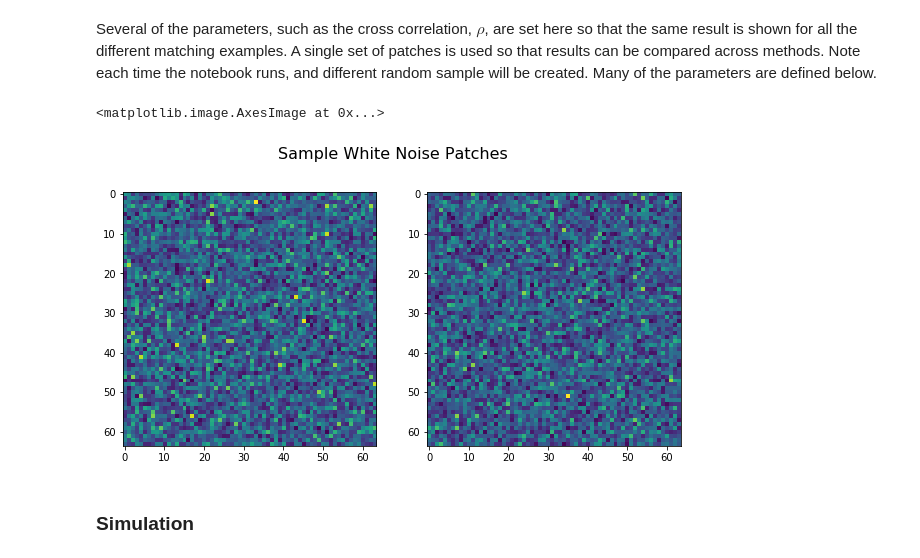
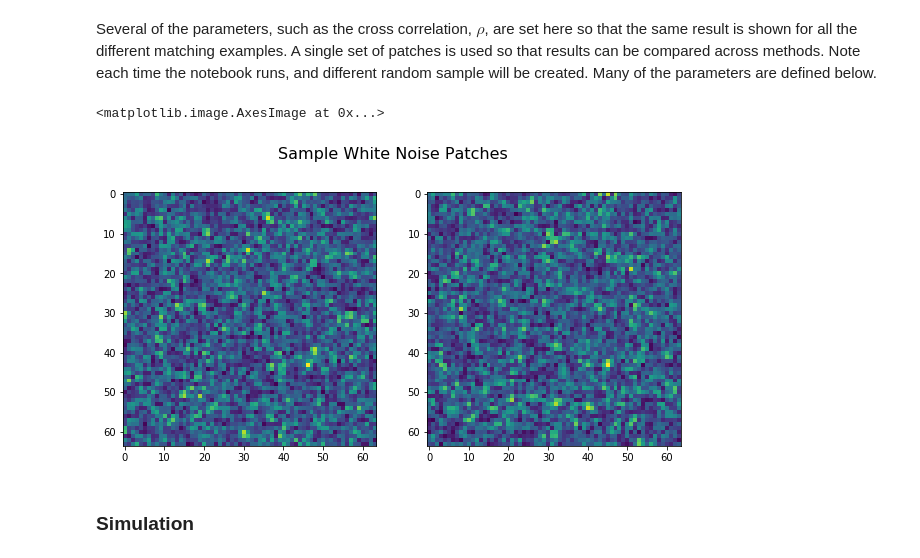
Before and after one commit to fastice/synthetic, a Jupyter notebook: SytheticData.ipynb, the cells around one changed output. Cells and saved outputs as stored; diff of their text form; code cells hidden in the pictures.

```diff
--- a/SytheticData.ipynb
+++ b/SytheticData.ipynb
@@ -74,19 +71,20 @@ def plotPeaks(cc, ccPeak, overSampleFactor, title, overSample=False, gaussPeak=N
 Several of the parameters, such as the cross correlation, $\rho$, are set here so that the same result is shown for all the different matching examples. A single set of patches is used so that results can be compared across methods. Note each time the notebook runs, and different random sample will be created. Many of the parameters are defined below.
 # %%
 rho = 0.5  # Complex correlation
+bandWidth = 0.65
 deltaR, deltaC = 3, 5  # row and column shifts (deltaR/overSample and deltaC/overSample pixels)
 overSampleFactor = 8  # Oversample factor used to simulate patches
 nr, nc = 64, 64
 osPeak, osBox = 20, 4  # Parameters used to oversample the peak
-gaussReduce = 2
-X, Yrc = nf.correlatedShiftedPatches(nr, nc, deltaR, deltaC, rho, overSample=overSampleFactor, sigma=1.0)
+gaussReduce = 1 # reduce oversampling by this much
+X, Yrc = nf.correlatedShiftedPatches(nr, nc, deltaR, deltaC, rho, overSample=overSampleFactor, sigma=1.0, bandwidth=bandWidth)
 fig, myAxes = plt.subplots(1,2,figsize=(10,5))
 fig.suptitle('Sample White Noise Patches', fontsize=16)
 myAxes[0].imshow(np.abs(X))
 myAxes[1].imshow(np.abs(Yrc))
 # %% [output]
 <matplotlib.image.AxesImage at 0x...>
-[figure, old version]
+[figure, new version]
 # %% [markdown]
 ### Simulation
 # %% [markdown]
```
Also changed, not shown: parts of 6 cells of this notebook.
